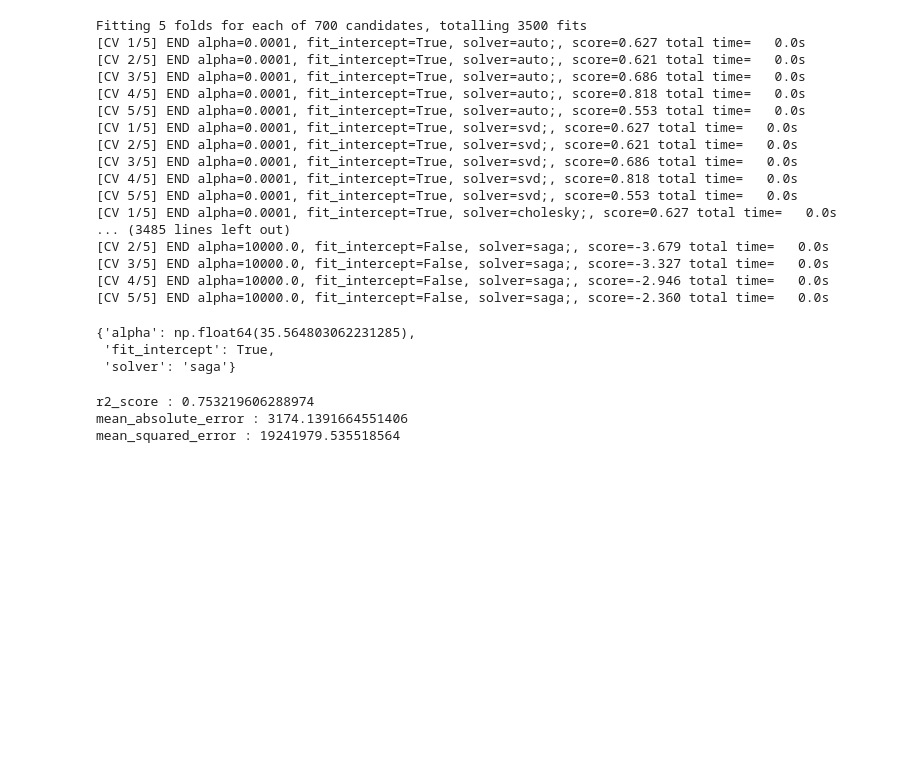
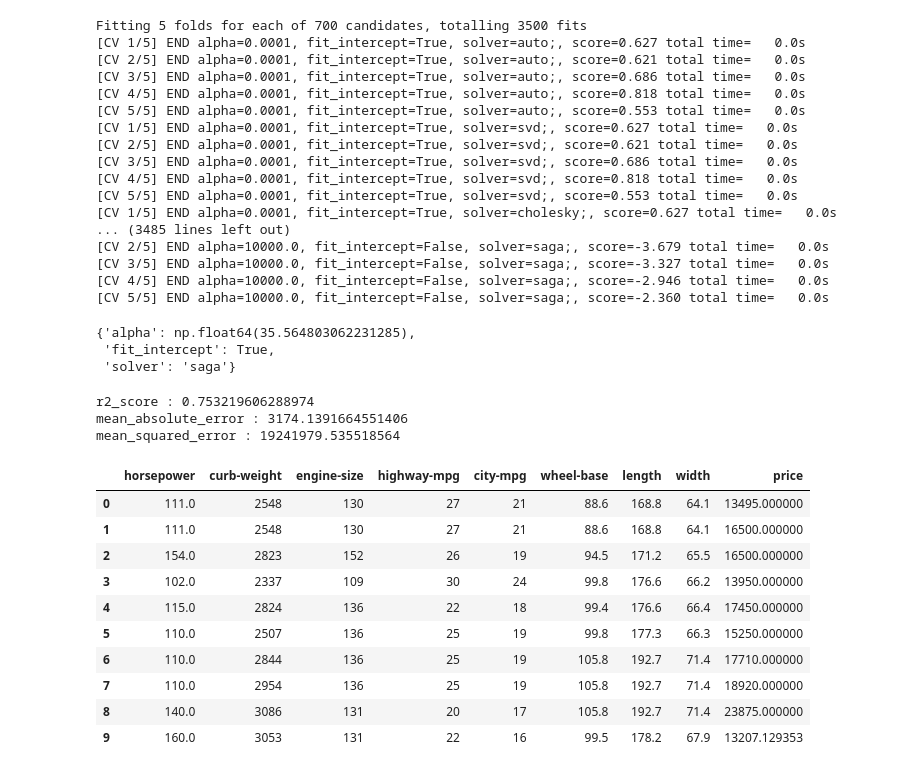
Before and after one commit to Mehta-g1/ml-classification-regression-apis, a Jupyter notebook: Notebooks/Regression/auto_price.ipynb, the cells around one changed output. Drawn from its saved outputs; the diff is of its cells as text; code cells hidden in the pictures; blank space fills up the shorter version.

```diff
--- a/Notebooks/Regression/auto_price.ipynb
+++ b/Notebooks/Regression/auto_price.ipynb
@@ -483,3 +483,17 @@ print(f'mean_squared_error : {mean_squared_error(y_test, y_pred)}')
 r2_score : 0.753219606288974
 mean_absolute_error : 3174.1391664551406
 mean_squared_error : 19241979.535518564
+# %%
+df.head(10)
+# %% [output]
+|  | horsepower | curb-weight | engine-size | highway-mpg | city-mpg | wheel-base | length | width | price |
+| 0 | 111.0 | 2548 | 130 | 27 | 21 | 88.6 | 168.8 | 64.1 | 13495.000000 |
+| 1 | 111.0 | 2548 | 130 | 27 | 21 | 88.6 | 168.8 | 64.1 | 16500.000000 |
+| 2 | 154.0 | 2823 | 152 | 26 | 19 | 94.5 | 171.2 | 65.5 | 16500.000000 |
+| 3 | 102.0 | 2337 | 109 | 30 | 24 | 99.8 | 176.6 | 66.2 | 13950.000000 |
+| 4 | 115.0 | 2824 | 136 | 22 | 18 | 99.4 | 176.6 | 66.4 | 17450.000000 |
+| 5 | 110.0 | 2507 | 136 | 25 | 19 | 99.8 | 177.3 | 66.3 | 15250.000000 |
+| 6 | 110.0 | 2844 | 136 | 25 | 19 | 105.8 | 192.7 | 71.4 | 17710.000000 |
+| 7 | 110.0 | 2954 | 136 | 25 | 19 | 105.8 | 192.7 | 71.4 | 18920.000000 |
+| 8 | 140.0 | 3086 | 131 | 20 | 17 | 105.8 | 192.7 | 71.4 | 23875.000000 |
+| 9 | 160.0 | 3053 | 131 | 22 | 16 | 99.5 | 178.2 | 67.9 | 13207.129353 |
```
Also changed, not shown: parts of 2 cells of this notebook, 3 other files.
